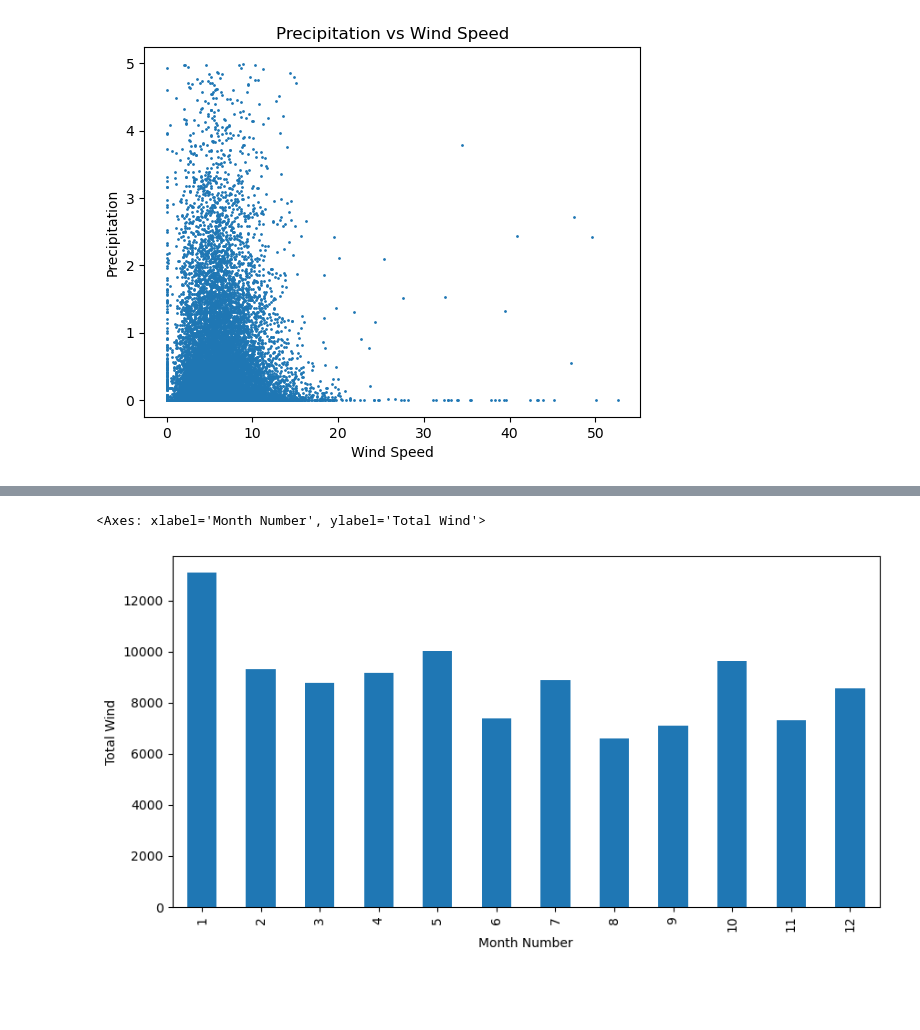
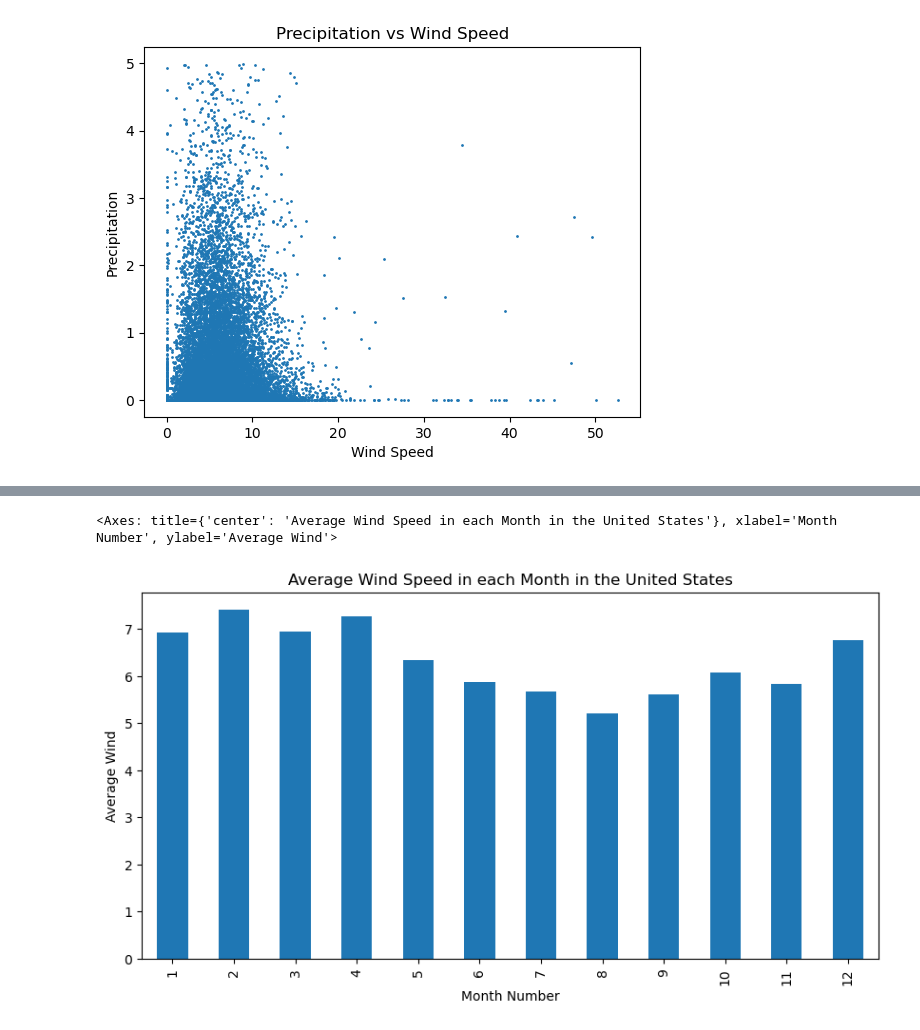
Before and after one commit to LiamTanner/c2130-project, a Jupyter notebook: analysis.ipynb, the cells around one changed output, grey strips where cells are left out. Saved outputs shown, nothing was run; the diff lists cells and outputs as text; code cells hidden in the pictures; blank space fills up the shorter version.

```diff
--- a/analysis.ipynb
+++ b/analysis.ipynb
@@ -103,7 +111,7 @@ total_yearly_rain.plot(kind= 'bar', figsize=(10,5), xlabel="Month Number", ylabe
 # %%
-total_yearly_wind = weather_data.groupby('Date_Month')['Data_Wind_Speed'].sum()
-total_yearly_wind.plot(kind= 'bar', figsize=(10,5), xlabel="Month Number", ylabel="Total Wind")
+total_yearly_wind = weather_data.groupby('Date_Month')['Data_Wind_Speed'].mean()
+total_yearly_wind.plot(kind= 'bar', figsize=(10,5), xlabel="Month Number", ylabel="Average Wind", title= "Average Wind Speed in each Month in the United States")
 # %% [output]
-<Axes: xlabel='Month Number', ylabel='Total Wind'>
+<Axes: title={'center': 'Average Wind Speed in each Month in the United States'}, xlabel='Month Number', ylabel='Average Wind'>
-[figure, old version]
+[figure, new version]
 # %%
```
Also changed, not shown: parts of 4 cells of this notebook.
